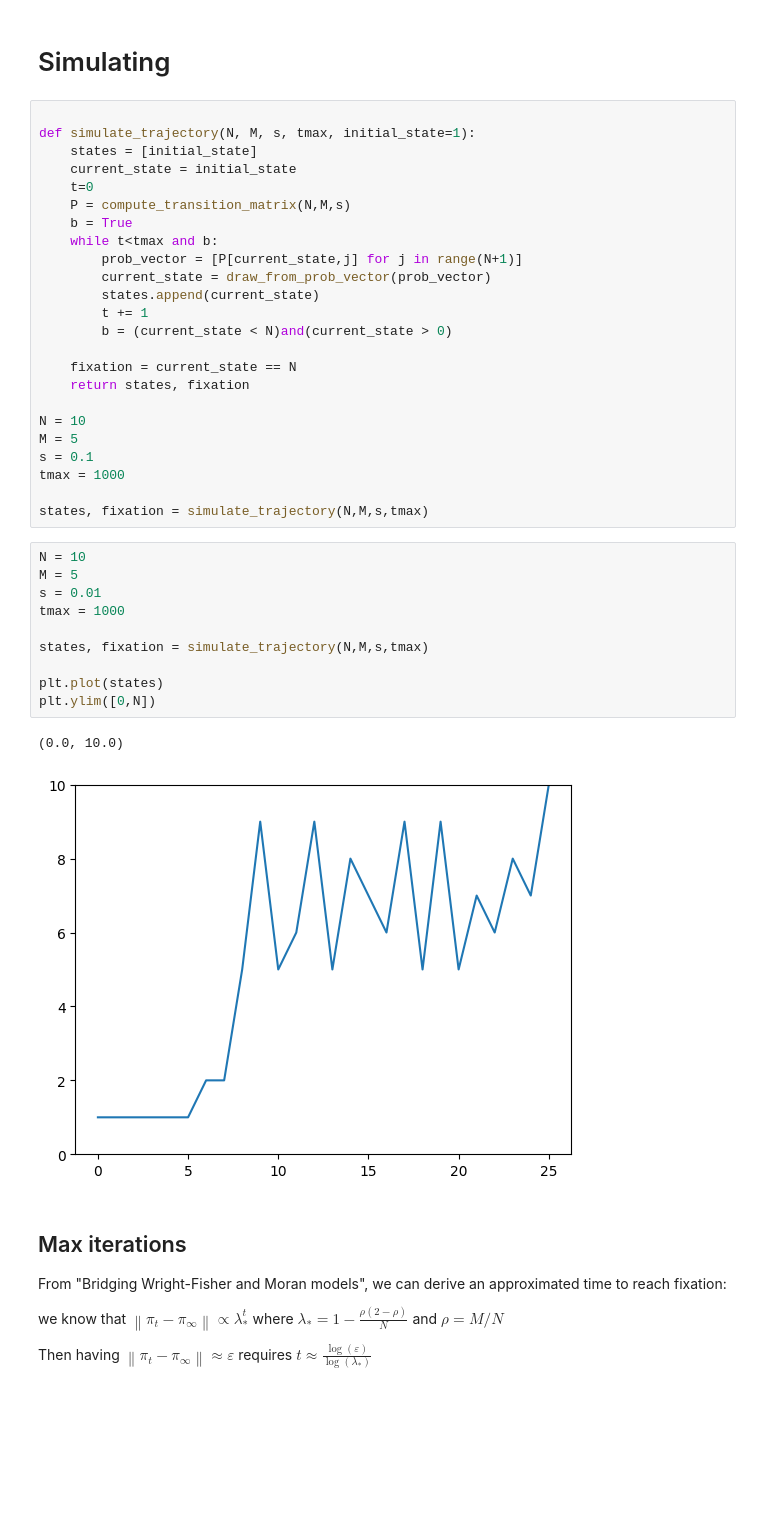
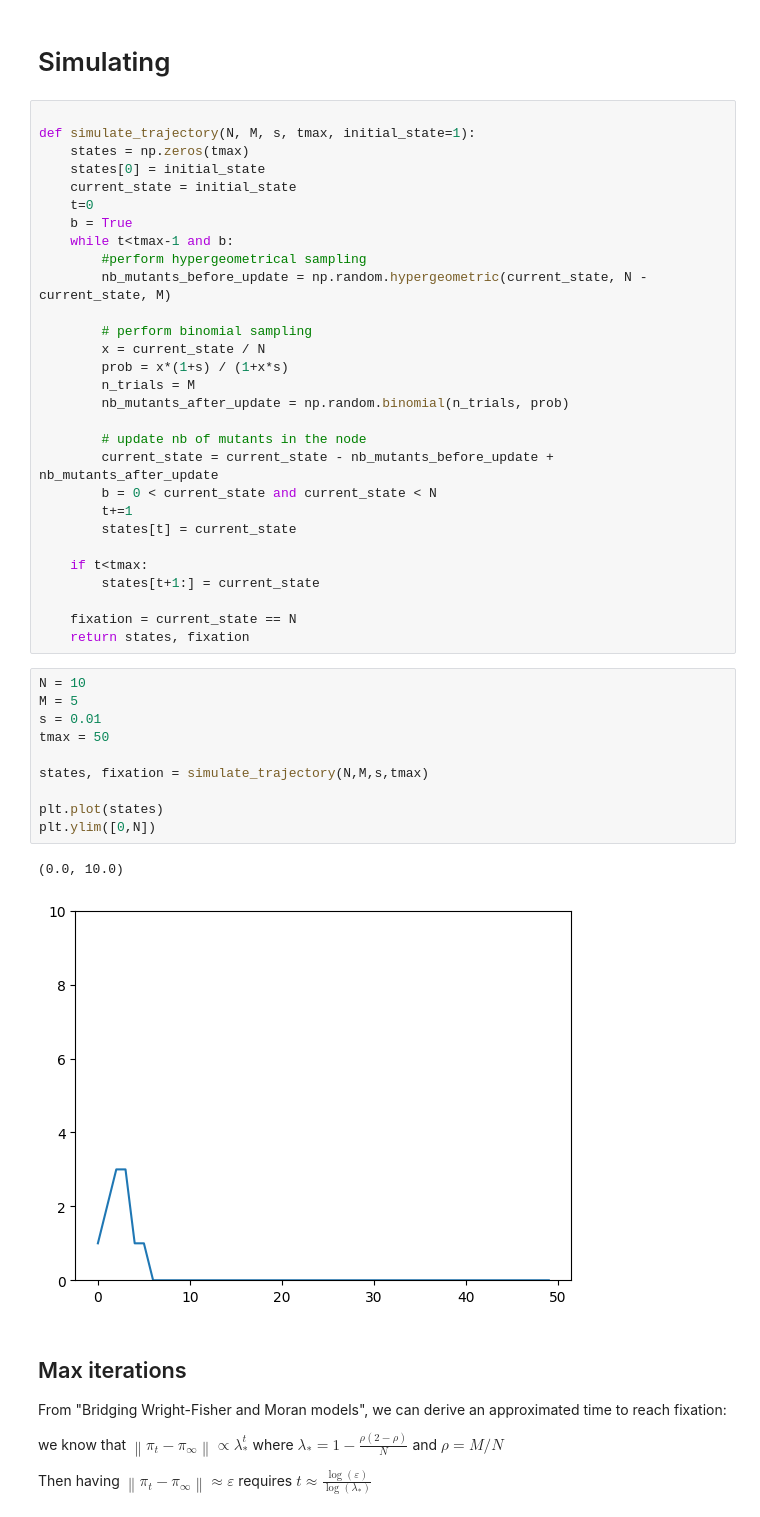
Before and after one commit to Bitbol-Lab/partial_sampling_spatially_structured_population, a Jupyter notebook: well-mixed.ipynb, the cells around one changed output. Drawn from its saved outputs; the diff is of its cells as text; blank space fills up the shorter version.

```diff
--- a/well-mixed.ipynb
+++ b/well-mixed.ipynb
@@ -48,43 +48,48 @@ def draw_from_prob_vector(prob_vector):
     return int(i-1)
 # %% [markdown]
 # Simulating
-# %%
-
-def simulate_trajectory(N, M, s, tmax, initial_state=1):
-    states = [initial_state]
-    current_state = initial_state
-    t=0
-    P = compute_transition_matrix(N,M,s)
-    b = True
-    while t<tmax and b:
-        prob_vector = [P[current_state,j] for j in range(N+1)]
-        current_state = draw_from_prob_vector(prob_vector)
-        states.append(current_state)
-        t += 1
-        b = (current_state < N)and(current_state > 0)
-
-    fixation = current_state == N
-    return states, fixation
-
-N = 10
-M = 5
-s = 0.1
-tmax = 1000
-
-states, fixation = simulate_trajectory(N,M,s,tmax)
+# %%
+
+def simulate_trajectory(N, M, s, tmax, initial_state=1):
+    states = np.zeros(tmax)
+    states[0] = initial_state
+    current_state = initial_state
+    t=0
+    b = True
+    while t<tmax-1 and b:
+        #perform hypergeometrical sampling
+        nb_mutants_before_update = np.random.hypergeometric(current_state, N - current_state, M)
+
+        # perform binomial sampling
+        x = current_state / N
+        prob = x*(1+s) / (1+x*s)
+        n_trials = M
+        nb_mutants_after_update = np.random.binomial(n_trials, prob)
+
+        # update nb of mutants in the node
+        current_state = current_state - nb_mutants_before_update + nb_mutants_after_update
+        b = 0 < current_state and current_state < N
+        t+=1
+        states[t] = current_state
+
+    if t<tmax:
+        states[t+1:] = current_state
+
+    fixation = current_state == N
+    return states, fixation
 # %%
 N = 10
 M = 5
 s = 0.01
-tmax = 1000
+tmax = 50
 
 states, fixation = simulate_trajectory(N,M,s,tmax)
 
 plt.plot(states)
 plt.ylim([0,N])
 # %% [output]
 (0.0, 10.0)
-[figure, old version]
+[figure, new version]
 # %% [markdown]
 ## Max iterations
 From "Bridging Wright-Fisher and Moran models", we can derive an approximated time to reach fixation:
```
Also changed, not shown: parts of 5 cells of this notebook.
